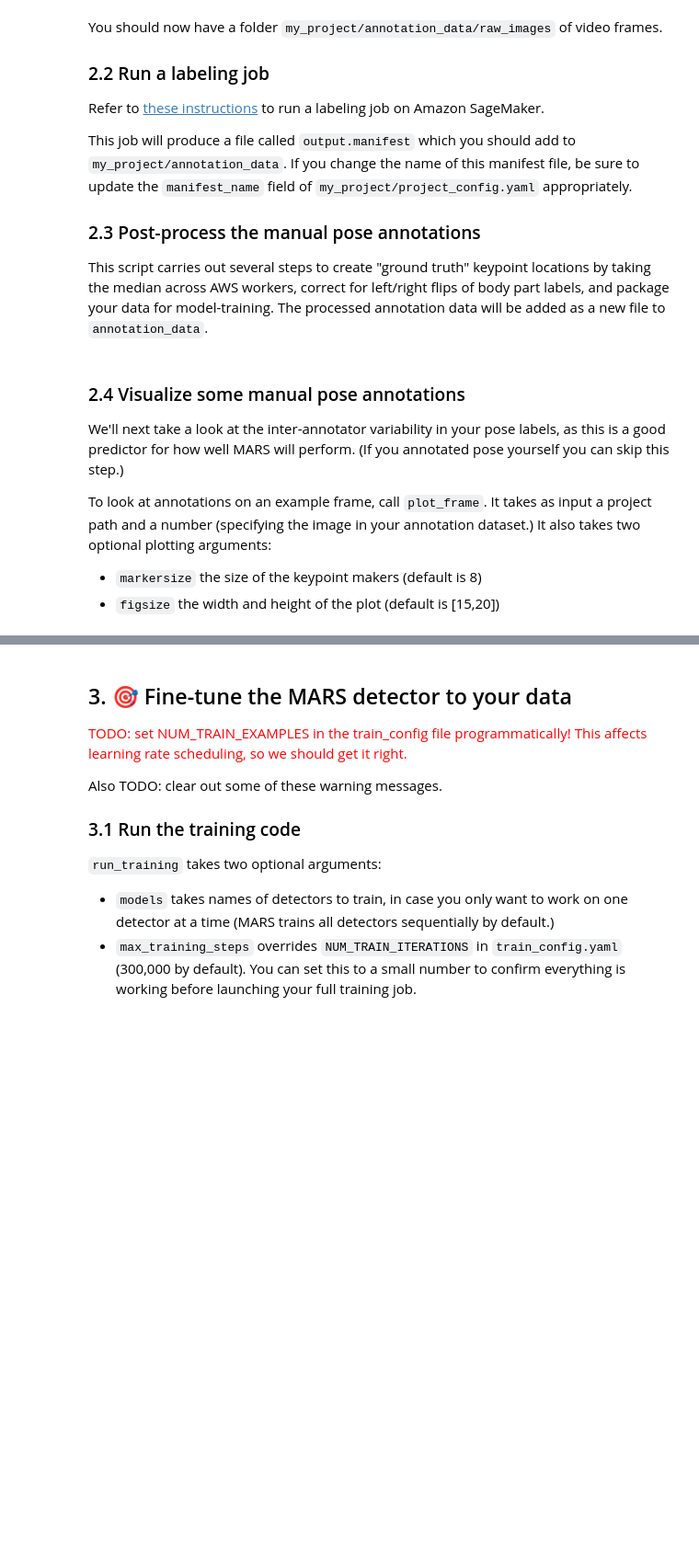
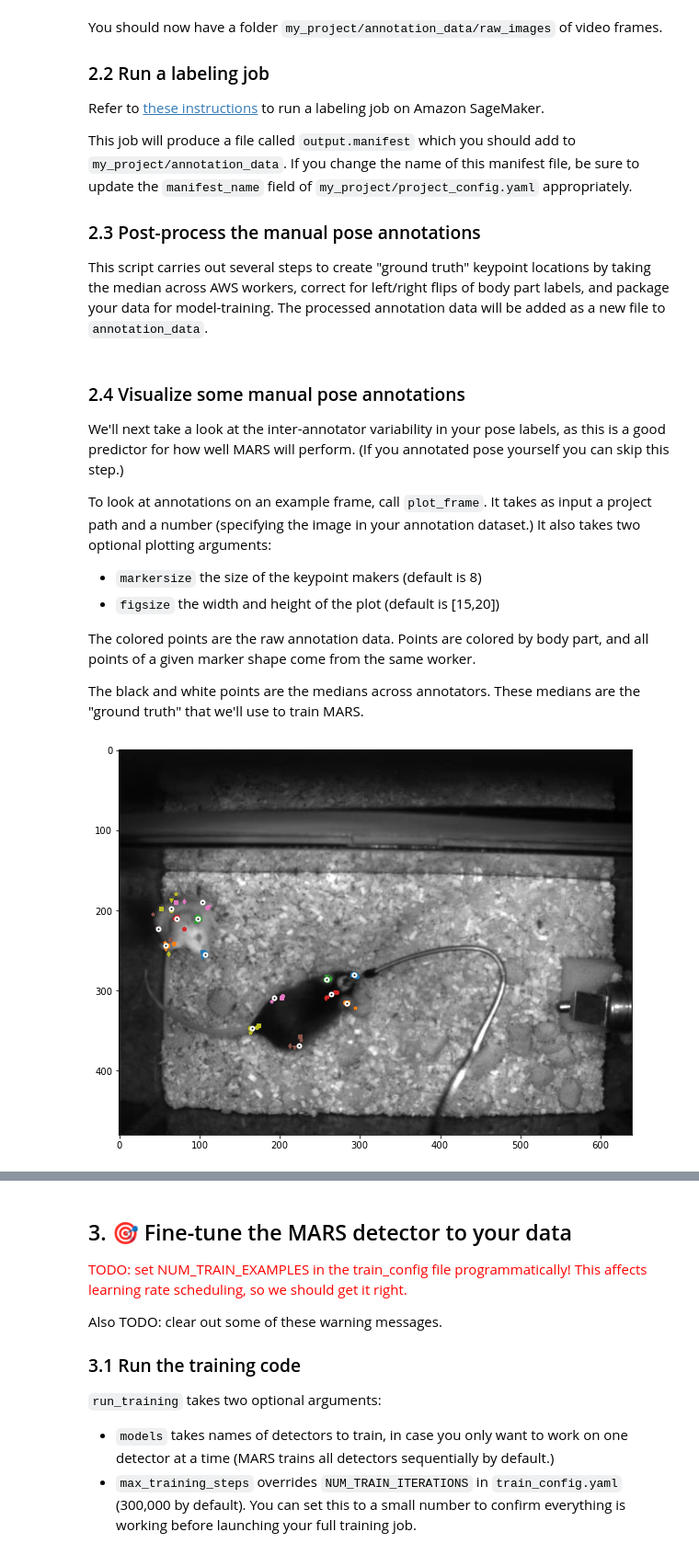
Before and after one commit to neuroethology/MARS_Developer, a Jupyter notebook: MARS_tutorial.ipynb, the cells around one changed output, grey strips where cells are left out. Shown at 92% size. Saved outputs shown, nothing was run; the diff lists cells and outputs as text; code cells hidden in the pictures; blank space fills up the shorter version.

Commit message:
added summary plot for pose annotations

```diff
--- a/MARS_tutorial.ipynb
+++ b/MARS_tutorial.ipynb
@@ -60,10 +64,16 @@ We'll next take a look at the inter-annotator variability in your pose labels, a
 To look at annotations on an example frame, call `plot_frame`. It takes as input a project path and a number (specifying the image in your annotation dataset.) It also takes two optional plotting arguments:
 * `markersize` the size of the keypoint makers (default is 8)
 * `figsize` the width and height of the plot (default is [15,20])
+
+The colored points are the raw annotation data. Points are colored by body part, and all points of a given marker shape come from the same worker.
+
+The black and white points are the medians across annotators. These medians are the "ground truth" that we'll use to train MARS.
 # %%
 from pose_annotation_tools.annotation_postprocessing import *
 
-project_path = 'K:\my_project'
-frame_num = 42
+project_path = 'D:\my_project'
+frame_num = 42  # the frame number to look at in your data
 
-plot_frame(project_path,frame_num, markersize=8, figsize=[15,20])
+plot_frame(project_path,frame_num, markersize=4, figsize=[10,14])
+# %% [output]
+[figure, added]
```
Also changed, not shown: parts of 12 cells of this notebook, 2 other files.
